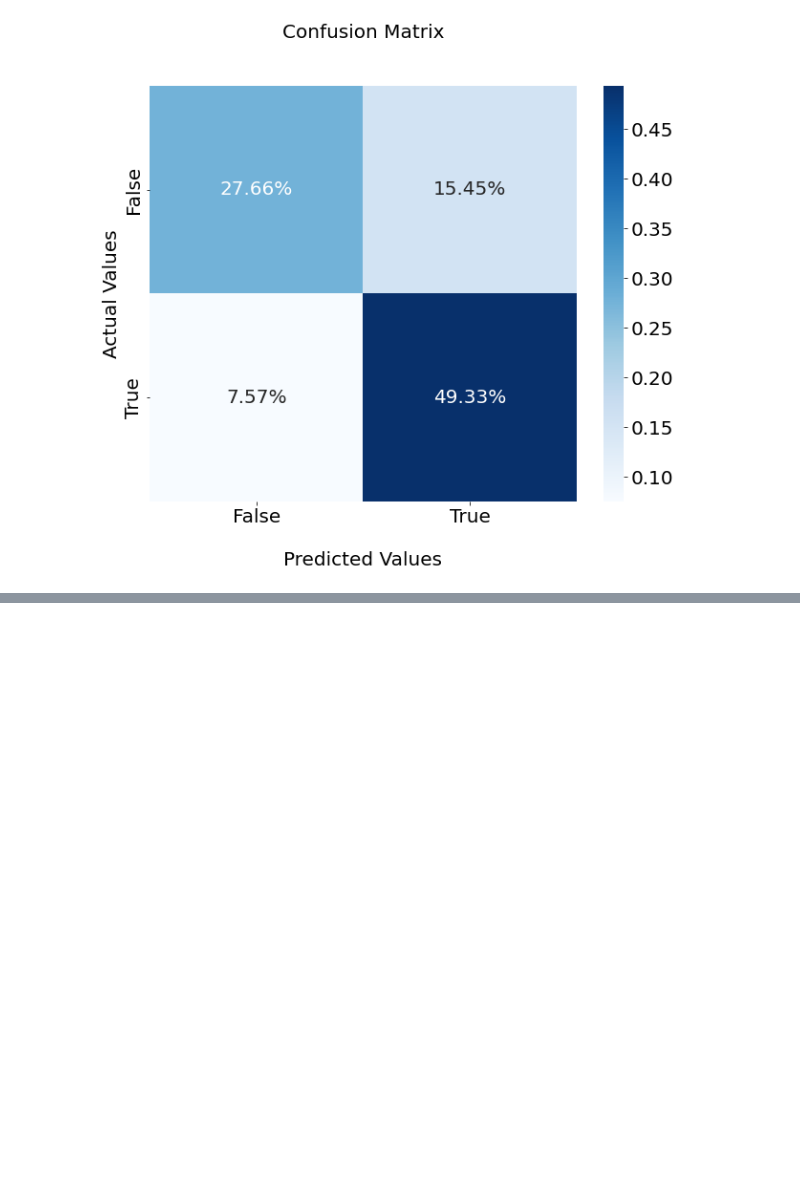
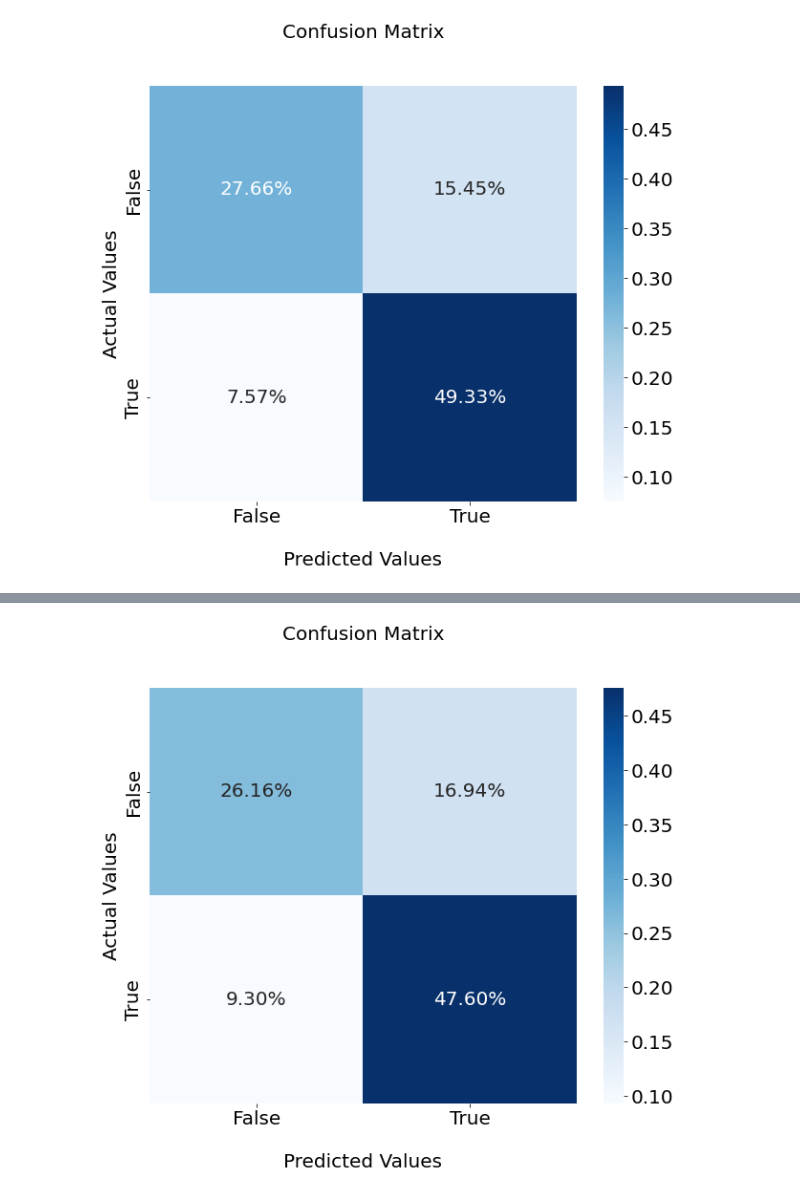
Before and after one commit to kkonstantin182/accenture-lab, a Jupyter notebook: analysis.ipynb, the cells around one changed output, grey strips where cells are left out. Saved outputs shown, nothing was run; the diff lists cells and outputs as text; code cells hidden in the pictures; blank space fills up the shorter version.

```diff
--- a/analysis.ipynb
+++ b/analysis.ipynb
@@ -276,0 +311,19 @@ Visualizer.plot_confsuion_matrix(y_test, y_pred_opt)
+# %%
+start_time = timeit.default_timer() # calculate time of execution
+
+cb_baseline = CatBoostClassifier(iterations=100, random_seed=SEED)
+cb_baseline.fit(X=X_train,
+             y=y_train,
+             eval_set=(X_val, y_val))
+y_pred_cb_baseline = cb_baseline.predict(X_test)
+accuracy_cb_baseline = accuracy_score(y_test, y_pred_cb_baseline)
+precision_cb_baseline =  precision_score(y_test, y_pred_cb_baseline)
+recall_cb_baseline = recall_score(y_test, y_pred_cb_baseline)
+f1_cb_baseline = f1_score(y_test, y_pred_cb_baseline)
+stop_time = timeit.default_timer()
+
+print("Time: ", stop_time - start_time, "seconds") # calculate time of execution
+print("Accuracy: ", accuracy_cb_baseline)
+print("Precision: ", precision_cb_baseline)
+print("Recall: ", recall_cb_baseline)
+print("F1: ", f1_cb_baseline)
@@ -276,0 +348,4 @@ Visualizer.plot_confsuion_matrix(y_test, y_pred_opt)
+# %%
+Visualizer.plot_confsuion_matrix(y_test, y_pred_cb_baseline)
+# %% [output]
+[figure, added]
```
Also changed, not shown: parts of 22 cells of this notebook.
